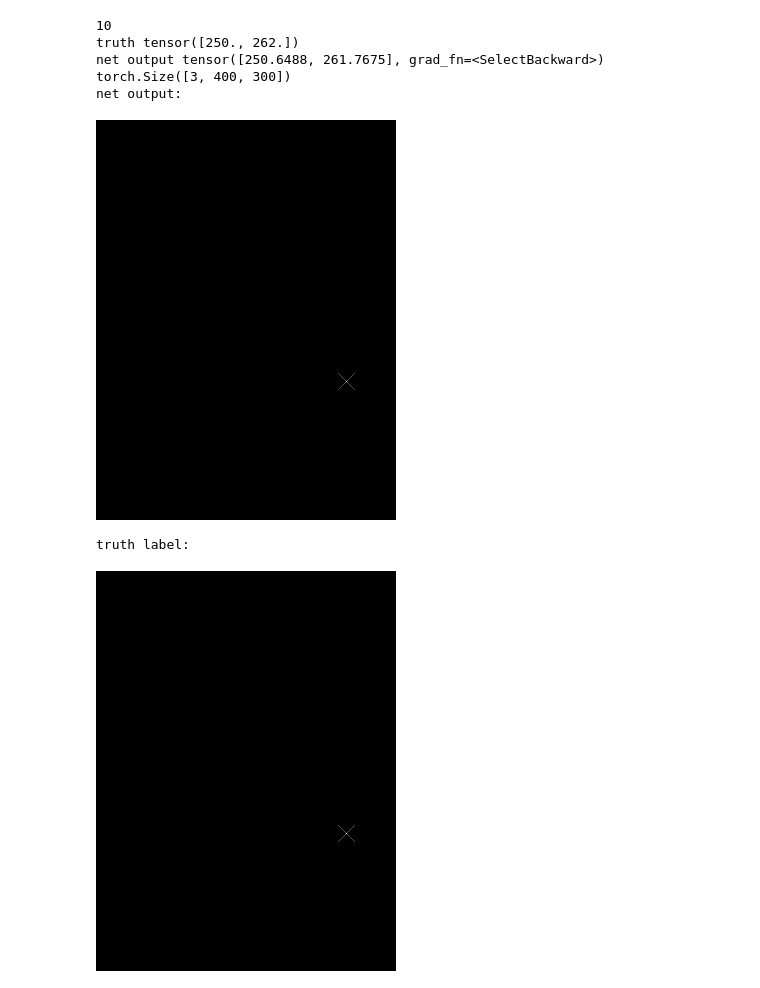
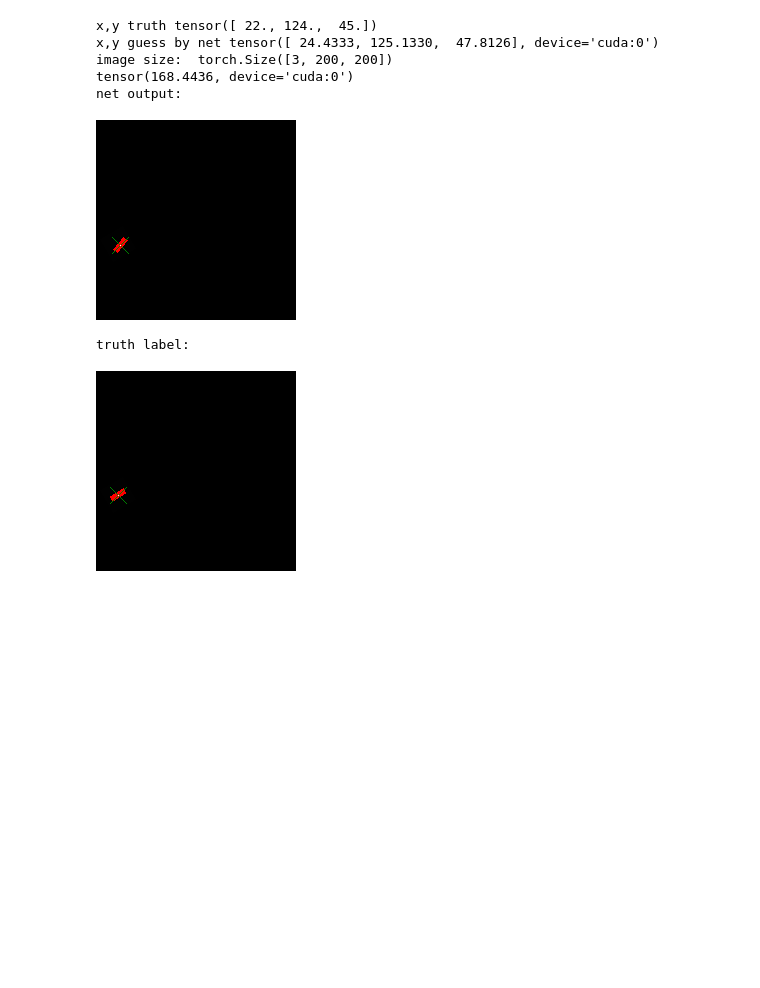
Before and after one commit to nouyang/platt2018, a Jupyter notebook: rcnn_depth/image generation.ipynb, the cells around one changed output. Drawn from its saved outputs; the diff is of its cells as text; code cells hidden in the pictures; blank space fills up the shorter version.

Commit message:
working code for orient, x, y

```diff
--- a/rcnn_depth/image generation.ipynb
+++ b/rcnn_depth/image generation.ipynb
@@ -127,24 +188,31 @@ optimizer = torch.optim.Adam(model.parameters(), lr=learning_rate)
 # %%
+losses_list = []
 print('Training model now...')
 total_step = len(train_loader)
 for epoch in range(num_epochs):
     for i_batch, (images, labels) in enumerate(train_loader):
 
+        images, labels = images.to(device), labels.to(device)
         optimizer.zero_grad()
 
         # Forward pass
         outputs = model(images)
+        # magnify orientation loss
+        outputs[2] *= 1
+        labels[2] *= 1
         loss = criterion(outputs, labels)
 
         # Backward and optimize
         loss.backward()
         optimizer.step()
 
-        if (i_batch+1) % 1 == 0:
+        #if (i_batch+1) % 1 == 0:
+        if (epoch+1) % 10 == 0:
             print('Epoch [{}/{}], Step [{}/{}], Loss: {:.4f}'.format(epoch+1,
                                                                       num_epochs,
                                                                       i_batch+1,
                                                                       total_step,
                                                                       loss.item()))
+            losses_list.append(loss.item())
 # %% [output]
 Training model now...
@@ -167,12 +235,19 @@ Epoch [35/35], Step [5/5], Loss: 0.1425
 # %%
+from IPython.display import display # to display images
+#font = ImageFont.truetype("Arial.ttf",14) # OSError: cannot open resource
+font = ImageFont.truetype("/usr/share/fonts/dejavu/DejaVuSans.ttf",14)
 def imshow_coord(img, a_label):
     img = torchvision.transforms.ToPILImage()(img)
     draw = ImageDraw.Draw(img)
+    #draw.text((10, 25), '(' + np.array2string(np.around(a_label.numpy()), separator=', ') + ')')
+    x,y,orient = a_label
+    rect_vertices = makeRectangle(5, 15, orient, offset=(x,y))
+    draw.polygon(rect_vertices, fill='red')
     draw = draw_crosspointer(a_label, draw, 'green', 'white', length=8)
     display(img)
 
 def draw_crosspointer(xy, draw, fillcolor_X='green', fillcolor='white', length=2):
-    a,b = tuple(xy)
+    a,b, orient = tuple(xy)
     draw.line((a-length, b+length, a+length, b-length), fill=fillcolor_X)
     draw.line((a-length, b-length, a+length, b+length), fill=fillcolor_X)
     draw.point((a,b))
@@ -180,54 +255,50 @@ def draw_crosspointer(xy, draw, fillcolor_X='green', fillcolor='white', length=2
 # %%
 import torchvision
 import matplotlib.pyplot as plt
 import copy
-from IPython.display import display # to display images
 # get some random training images
 with torch.no_grad():
     dataiter = iter(train_loader)
     images, labels = dataiter.next()
     outputs = model(images)
 
     # show images
     #imshow_coord(torchvision.utils.make_grid(images), (outputs))
 
-    #imgA = torchvision.transforms.ToPILImage()(images[0])
-    #draw = ImageDraw.Draw(imgA)
-    #a,b = tuple(outputs[0])
-    #draw.point(tuple(outputs[0]), fill='white')
-    #imgA.show()
-
-    # _, predicted = torch.max(outputs, 1)
 
     # print('Predicted: ', ' '.join('%5s' % classes[predicted[j]]
                                   # for j in range(4)))
 
-n =5
-outputs = model(images)
-print(len(labels))
-print('truth', labels[n])
-print('net output', outputs[n])
+    loss = criterion(outputs.to(device), labels.to(device))
+
+n =0
+#print(len(labels))
+print('x,y truth', labels[n])
+print('x,y guess by net', outputs[n])
 
 images_copy = copy.deepcopy(images)
-print(images_copy[n].size())
+print('image size: ', images_copy[n].size())
+print(loss)
 print('net output: ')
 imshow_coord(images_copy[n], outputs[n])
 print('truth label: ')
 imshow_coord(images_copy[n], labels[n])
+
 #imagePIL = torchvision.transforms.ToPILImage()(images[n])
+#print('PIL image size', imagePIL.size)
 #imagePIL.save('test.png')
 #display(imagePIL)
 
 #display(Image.open('./data/rect'+str(n)+'.png'))
 # %% [output]
-10
-truth tensor([250., 262.])
-net output tensor([250.6488, 261.7675], grad_fn=<SelectBackward>)
-torch.Size([3, 400, 300])
+x,y truth tensor([ 22., 124.,  45.])
+x,y guess by net tensor([ 24.4333, 125.1330,  47.8126], device='cuda:0')
+image size:  torch.Size([3, 200, 200])
+tensor(168.4436, device='cuda:0')
 net output:
-[figure, old version]
+[figure, new version]
 truth label:
-[figure, old version]
+[figure, new version]
 # %%
 %matplotlib inline
 #im = Image.open("Mew.jpg")
```
Also changed, not shown: parts of 12 cells of this notebook, 4 other files.
